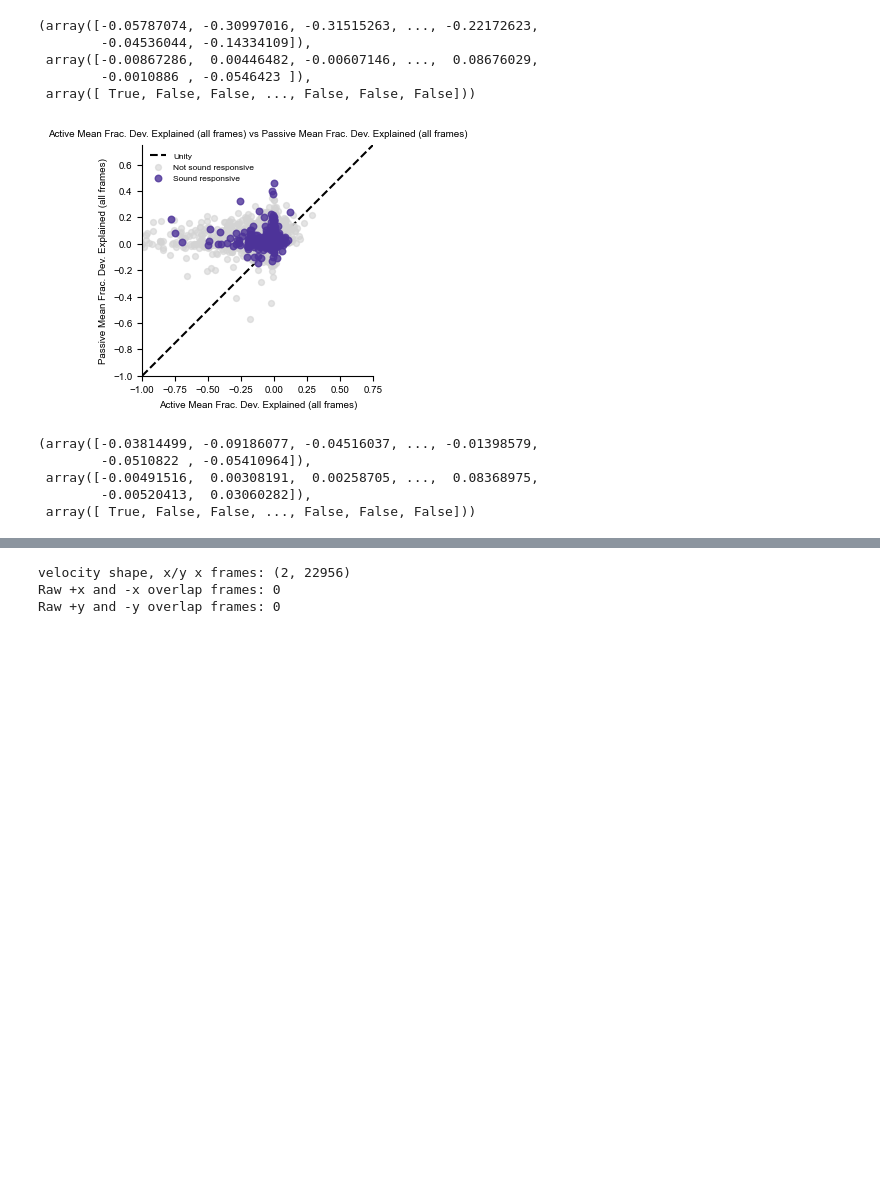
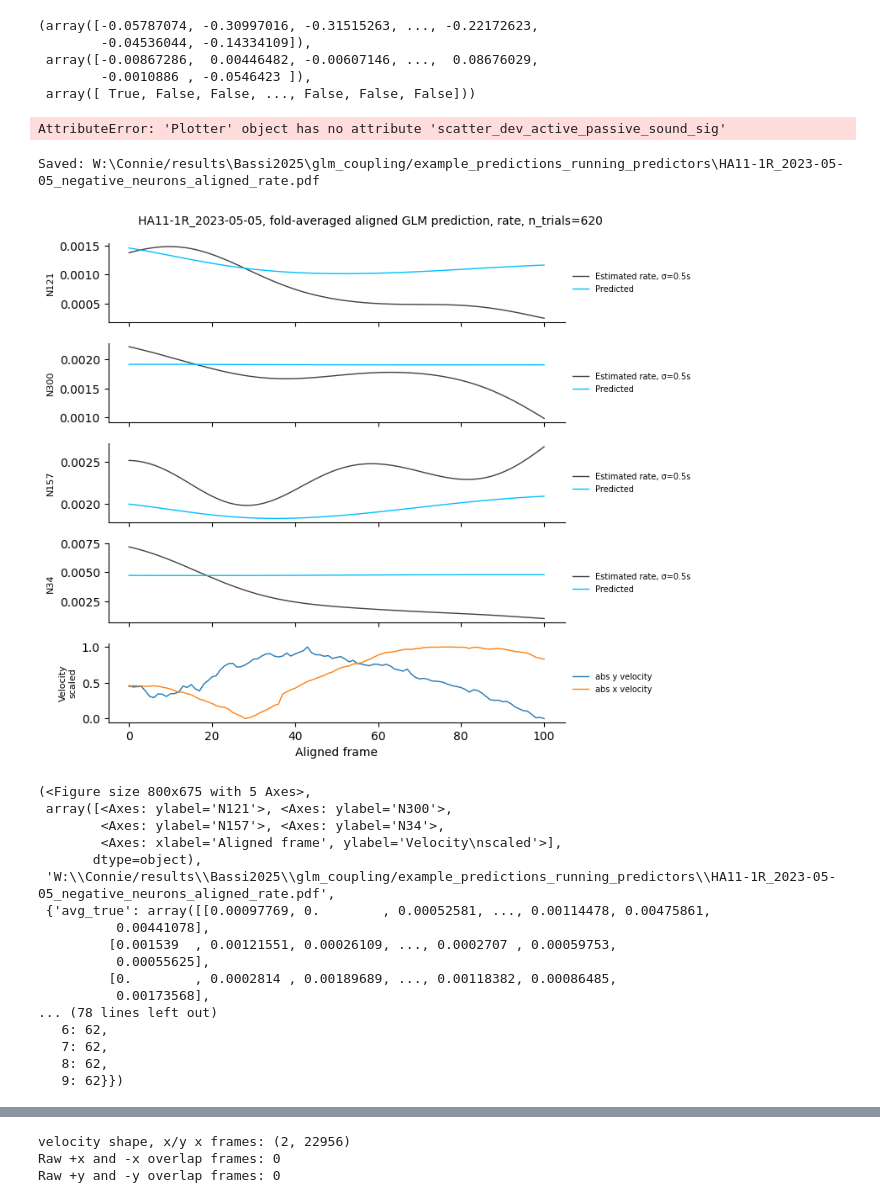
Before and after one commit to constanzabassi/GLM-analysis, a Jupyter notebook: notebooks/run_glm_encoding_analysis_running_models.ipynb, the cells around one changed output, grey strips where cells are left out. Saved outputs shown, nothing was run; the diff lists cells and outputs as text; code cells hidden in the pictures; blank space fills up the shorter version.

```diff
--- a/notebooks/run_glm_encoding_analysis_running_models.ipynb
+++ b/notebooks/run_glm_encoding_analysis_running_models.ipynb
@@ -661,7 +427,7 @@ for ds in datasets:
     mean_frac_dev_by_key_passive_all[key] = results_pre[key]['mean_dev_1']
 
 
-scatter_dev_active_passive_sound_sig(
+plotter.scatter_dev_active_passive_sound_sig(
     mean_frac_dev_by_key_all,
     mean_frac_dev_by_key_passive_all,
     datasets,
@@ -673,9 +439,51 @@ scatter_dev_active_passive_sound_sig(
     measure_string2='Passive Mean Frac. Dev. Explained (all frames)'
 )
 # %% [output]
-[figure, removed]
-(array([-0.03814499, -0.09186077, -0.04516037, ..., -0.01398579,
-        -0.0510822 , -0.05410964]),
- array([-0.00491516,  0.00308191,  0.00258705, ...,  0.08368975,
-        -0.00520413,  0.03060282]),
- array([ True, False, False, ..., False, False, False]))
+AttributeError: 'Plotter' object has no attribute 'scatter_dev_active_passive_sound_sig'
+# %%
+#Plot aligned data
+
+key = "HA11-1R_2023-05-05"
+
+top_neurons, negative_neurons = predictorfun.get_top_and_bottom_neurons(
+    mean_frac_dev_by_key[key],
+    n_examples=4
+)
+
+# selected_neurons = predictorfun.wrap_selected_neurons_for_plotting(
+#     datasets=datasets,
+#     neuron_ids=top_neurons,
+# )
+
+plotter.plot_aligned_fold_average_neurons(
+    key=key,
+    aligned_true=aligned_neural_true,
+    aligned_pred=aligned_neural_pred,
+    aligned_velocity=aligned_velocity,
+    neuron_ids=top_neurons, #sound_separated['sig_cells_neg'][0,1],
+    folds=range(10),
+    response_mode="rate",
+    velocity_axis_order=("y", "x"),
+    save_dir=supp_figure_dir,
+    save_name=f"{key}_negative_neurons_aligned_rate.pdf",
+)
+# %% [output]
+Saved: W:\Connie/results\Bassi2025\glm_coupling/example_predictions_running_predictors\HA11-1R_2023-05-05_negative_neurons_aligned_rate.pdf
+[figure, added]
+(<Figure size 800x675 with 5 Axes>,
+ array([<Axes: ylabel='N121'>, <Axes: ylabel='N300'>,
+        <Axes: ylabel='N157'>, <Axes: ylabel='N34'>,
+        <Axes: xlabel='Aligned frame', ylabel='Velocity\nscaled'>],
+       dtype=object),
+ 'W:\\Connie/results\\Bassi2025\\glm_coupling/example_predictions_running_predictors\\HA11-1R_2023-05-05_negative_neurons_aligned_rate.pdf',
+ {'avg_true': array([[0.00097769, 0.        , 0.00052581, ..., 0.00114478, 0.00475861,
+          0.00441078],
+         [0.001539  , 0.00121551, 0.00026109, ..., 0.0002707 , 0.00059753,
+          0.00055625],
+         [0.        , 0.0002814 , 0.00189689, ..., 0.00118382, 0.00086485,
+          0.00173568],
+... (78 lines left out)
+   6: 62,
+   7: 62,
+   8: 62,
+   9: 62}})
```
Also changed, not shown: parts of 11 cells of this notebook, 4 other files.
